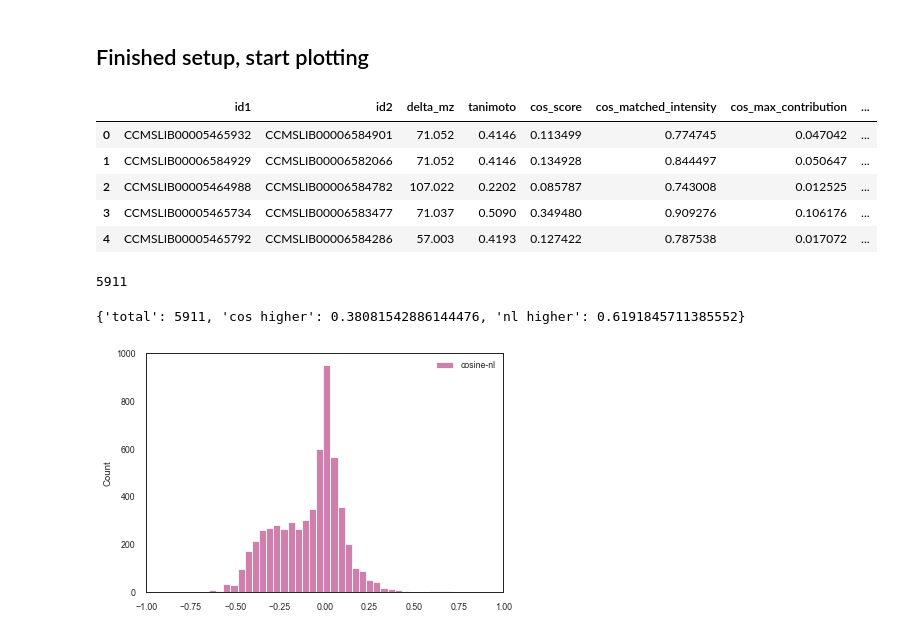
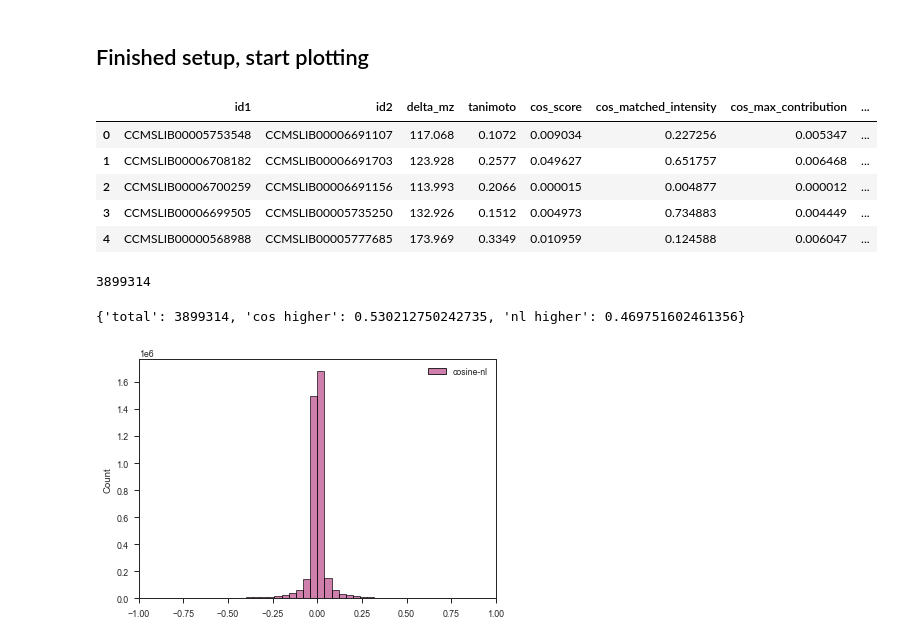
Before and after one commit to robinschmid/cosine_neutral_loss, a Jupyter notebook: notebooks/plots.ipynb, the cells around one changed output. Drawn from its saved outputs; the diff is of its cells as text; code cells hidden in the pictures.

```diff
--- a/notebooks/plots.ipynb
+++ b/notebooks/plots.ipynb
@@ -24,29 +24,30 @@ Path("results/img/").mkdir(parents=True, exist_ok=True)
 ## Finished setup, start plotting
 # %%
 # filename = "results/BILELIB19_all_sqrt_False_2000000pairs_6min_signals_True_requirestruc_4i0-200deltamz_0mods.parquet"
+filename = "results/20220418_ALL_GNPS_NO_PROPOGATED_all_sqrt_False_10000000pairs_6min_signals_True_requirestruc_4i0-200deltamz_0mods.parquet"
 # filename = "results/20220418_ALL_GNPS_NO_PROPOGATED_all_sqrt_False_5000000pairs_6min_signals_True_requirestruc_4i0-200deltamz_0mods.parquet"
 # filename = "results/20220418_ALL_GNPS_NO_PROPOGATED_hexose_sqrt_False_500000pairs_6min_signals_True_requirestruc_162i05282400000002specific_delta_0mods.parquet"
-filename = "results/BILELIB19_aminos_sqrt_False_200000pairs_6min_signals_True_requirestruc_4i0-200deltamz_5mods.parquet"
+# filename = "results/BILELIB19_aminos_sqrt_False_200000pairs_6min_signals_True_requirestruc_4i0-200deltamz_5mods.parquet"
 # filename = "results/BILELIB19_oxy_sqrt_False_500000pairs_6min_signals_True_requirestruc_15i9949specific_delta_0mods.parquet"
 
 # use filename to identify exported files
 analysis_id = Path(filename).stem
 
 similarities = pd.read_parquet(filename)
 similarities.head(5)
 # %% [output]
 |  | id1 | id2 | delta_mz | tanimoto | cos_score | cos_matched_intensity | cos_max_contribution | ... |
-| 0 | CCMSLIB00005465932 | CCMSLIB00006584901 | 71.052 | 0.4146 | 0.113499 | 0.774745 | 0.047042 | ... |
-| 1 | CCMSLIB00006584929 | CCMSLIB00006582066 | 71.052 | 0.4146 | 0.134928 | 0.844497 | 0.050647 | ... |
-| 2 | CCMSLIB00005464988 | CCMSLIB00006584782 | 107.022 | 0.2202 | 0.085787 | 0.743008 | 0.012525 | ... |
-| 3 | CCMSLIB00005465734 | CCMSLIB00006583477 | 71.037 | 0.5090 | 0.349480 | 0.909276 | 0.106176 | ... |
-| 4 | CCMSLIB00005465792 | CCMSLIB00006584286 | 57.003 | 0.4193 | 0.127422 | 0.787538 | 0.017072 | ... |
+| 0 | CCMSLIB00005753548 | CCMSLIB00006691107 | 117.068 | 0.1072 | 0.009034 | 0.227256 | 0.005347 | ... |
+| 1 | CCMSLIB00006708182 | CCMSLIB00006691703 | 123.928 | 0.2577 | 0.049627 | 0.651757 | 0.006468 | ... |
+| 2 | CCMSLIB00006700259 | CCMSLIB00006691156 | 113.993 | 0.2066 | 0.000015 | 0.004877 | 0.000012 | ... |
+| 3 | CCMSLIB00006699505 | CCMSLIB00005735250 | 132.926 | 0.1512 | 0.004973 | 0.734883 | 0.004449 | ... |
+| 4 | CCMSLIB00000568988 | CCMSLIB00005777685 | 173.969 | 0.3349 | 0.010959 | 0.124588 | 0.006047 | ... |
 # %%
 # remove rows where all scores are 0
 similarities = similarities[(similarities["cos_score"]>0) & (similarities["mod_score"]>0) & (similarities["nl_score"]>0)]
 len(similarities)
 # %% [output]
-5911
+3899314
 # %%
 total = len(similarities)
 stats = {
@@ -56,7 +57,7 @@ stats = {
 }
 print(stats)
 # %% [output]
-{'total': 5911, 'cos higher': 0.38081542886144476, 'nl higher': 0.6191845711385552}
+{'total': 3899314, 'cos higher': 0.530212750242735, 'nl higher': 0.469751602461356}
 # %%
 df = pd.DataFrame()
 df['cosine-nl'] = similarities['cos_score'] - similarities['nl_score']
@@ -67,7 +68,7 @@ plt.savefig("results/img/diff_{}.png".format(analysis_id), dpi=300, bbox_inches=
 plt.show()
 plt.close()
 # %% [output]
-[figure, old version]
+[figure, new version]
 # %%
 def group_tanimoto(tanimoto):
     if tanimoto >= 0.8: return "≥0.8"
```
Also changed, not shown: parts of 6 cells of this notebook, 1 other file.
